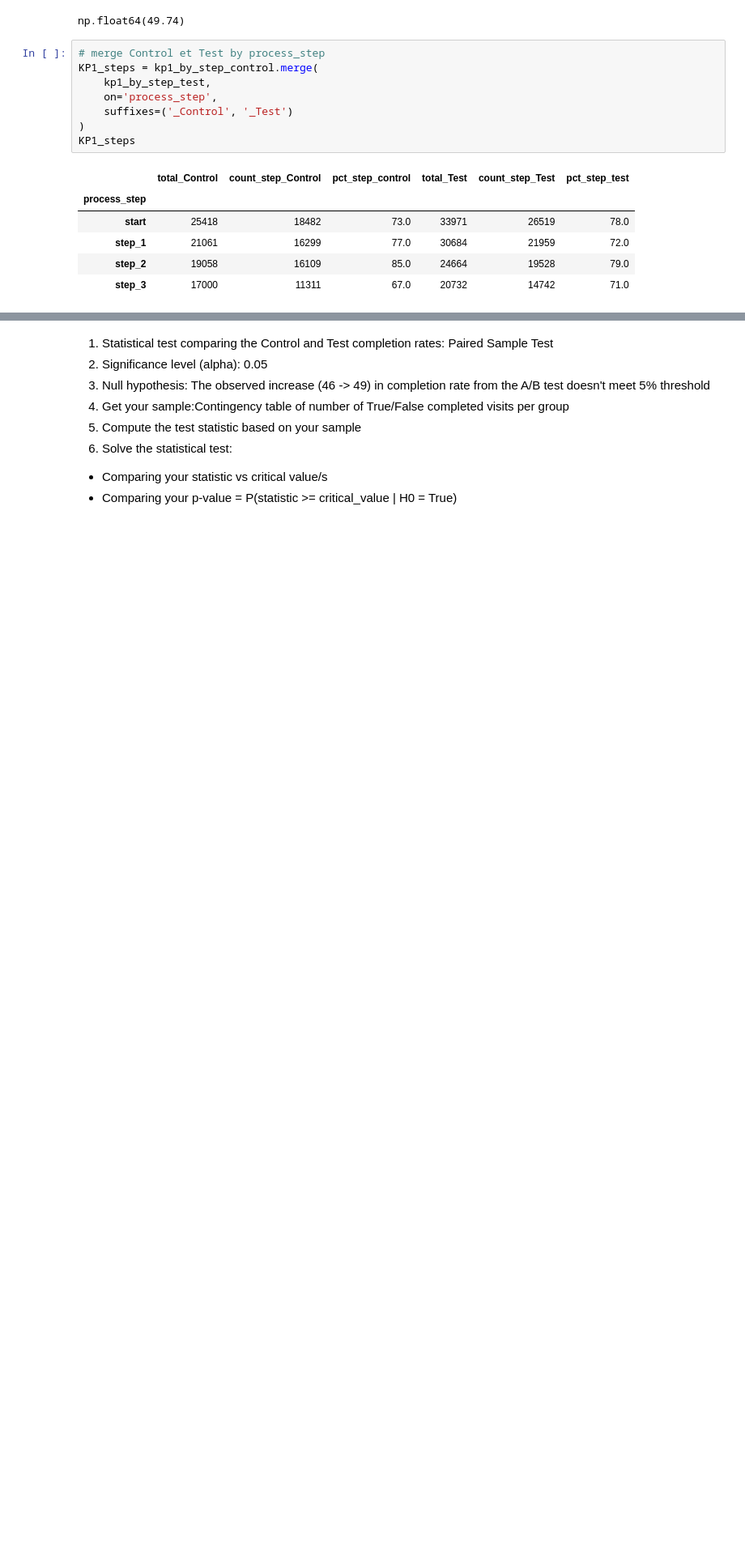
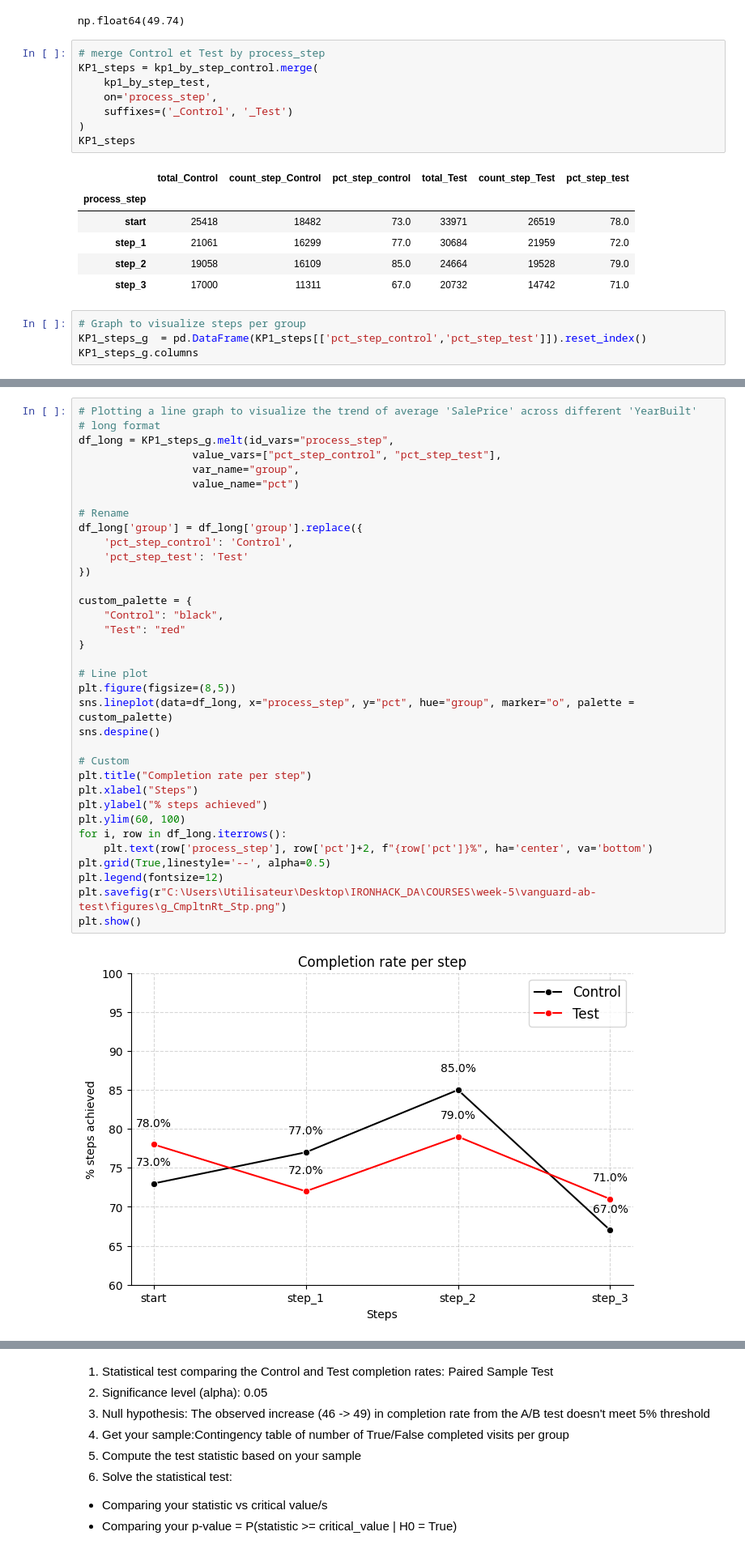
Before and after one commit to rachelv2/vanguard-ab-test, a Jupyter notebook: notebooks/KPI_completion.ipynb, the cells around one changed output, grey strips where cells are left out. Shown at 81% size. Drawn from its saved outputs; the diff is of its cells as text; blank space fills up the shorter version.

Commit message:
KP1 Graphs

```diff
--- a/notebooks/KPI_completion.ipynb
+++ b/notebooks/KPI_completion.ipynb
@@ -265,3 +265,7 @@ KP1_steps
 | step_1 | 21061 | 16299 | 77.0 | 30684 | 21959 | 72.0 |
 | step_2 | 19058 | 16109 | 85.0 | 24664 | 19528 | 79.0 |
 | step_3 | 17000 | 11311 | 67.0 | 20732 | 14742 | 71.0 |
+# %%
+# Graph to visualize steps per group
+KP1_steps_g  = pd.DataFrame(KP1_steps[['pct_step_control','pct_step_test']]).reset_index()
+KP1_steps_g.columns
@@ -268,3 +274,40 @@ KP1_steps
+# %%
+# Plotting a line graph to visualize the trend of average 'SalePrice' across different 'YearBuilt'
+# long format
+df_long = KP1_steps_g.melt(id_vars="process_step",
+                  value_vars=["pct_step_control", "pct_step_test"],
+                  var_name="group",
+                  value_name="pct")
+
+# Rename
+df_long['group'] = df_long['group'].replace({
+    'pct_step_control': 'Control',
+    'pct_step_test': 'Test'
+})
+
+custom_palette = {
+    "Control": "black",
+    "Test": "red"
+}
+
+# Line plot
+plt.figure(figsize=(8,5))
+sns.lineplot(data=df_long, x="process_step", y="pct", hue="group", marker="o", palette = custom_palette)
+sns.despine()
+
+# Custom
+plt.title("Completion rate per step")
+plt.xlabel("Steps")
+plt.ylabel("% steps achieved")
+plt.ylim(60, 100)
+for i, row in df_long.iterrows():
+    plt.text(row['process_step'], row['pct']+2, f"{row['pct']}%", ha='center', va='bottom')
+plt.grid(True,linestyle='--', alpha=0.5)
+plt.legend(fontsize=12)
+plt.savefig(r"C:\Users\Utilisateur\Desktop\IRONHACK_DA\COURSES\week-5\vanguard-ab-test\figures\g_CmpltnRt_Stp.png")
+plt.show()
+# %% [output]
+[figure, added]
 # %%
 print(f" Completion rate for Control Group is: {control_completion_rate} %")
 print(f" Completion rate for Test Group is: {test_completion_rate} %")
```
Also changed, not shown: parts of 5 cells of this notebook, 2 other files.
